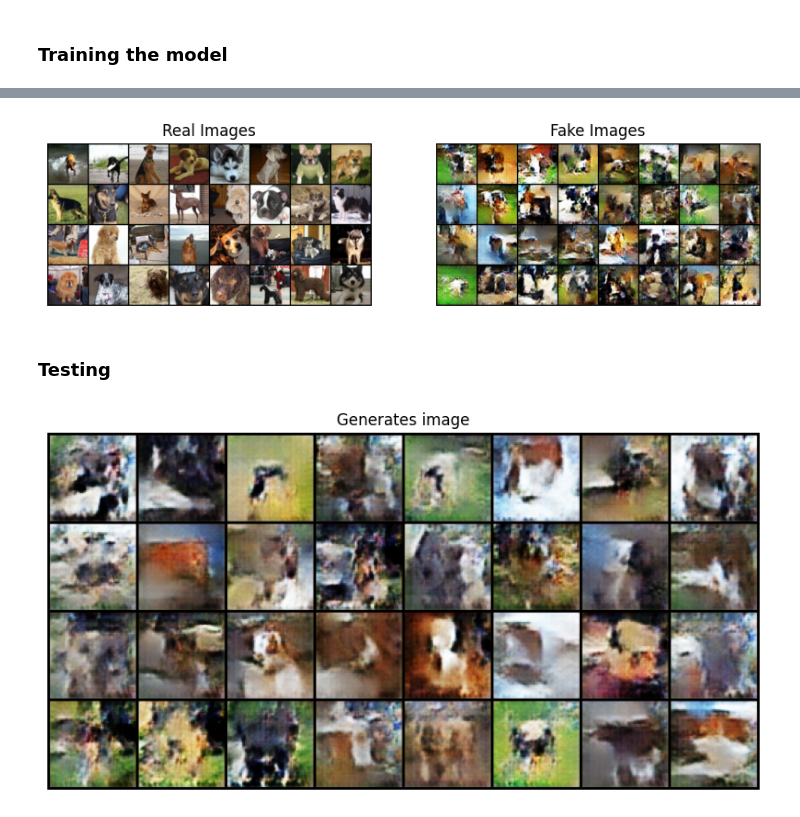
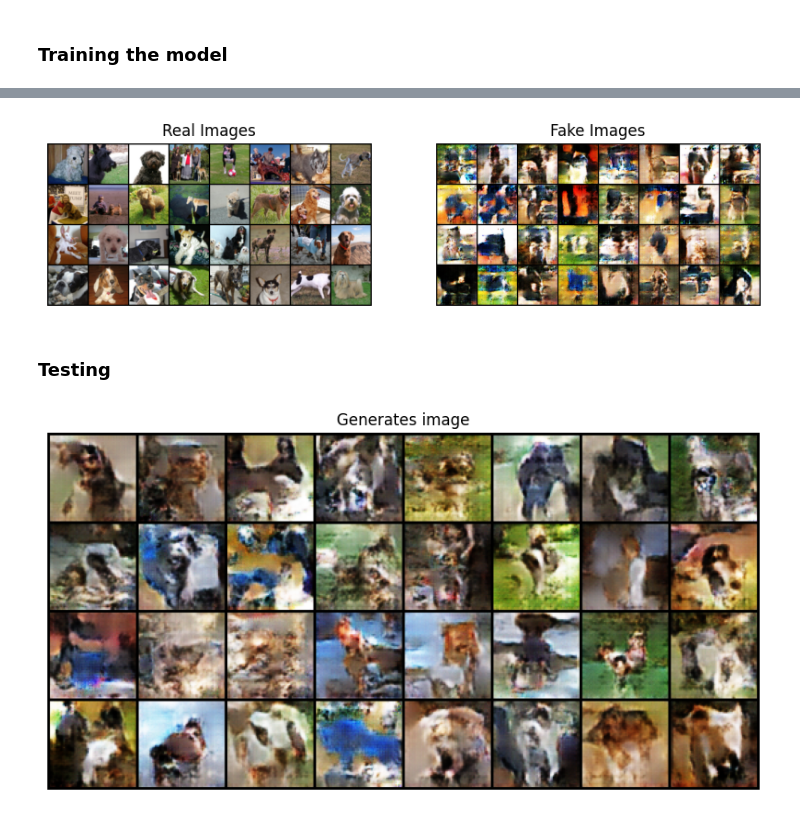
Before and after one commit to Hamtak0/pictofacio, a Jupyter notebook: pictofacio.ipynb, the cells around one changed output, grey strips where cells are left out. Saved outputs shown, nothing was run; the diff lists cells and outputs as text; code cells hidden in the pictures.

```diff
--- a/pictofacio.ipynb
+++ b/pictofacio.ipynb
@@ -15,6 +15,9 @@ import torch.nn as nn
 class Generator(nn.Module):
     """
     Helps from gemini
+    inputs: z_dim -> noise dimension
+            channel_img -> number of channels
+            feature_g -> number of generator features
     """
     def __init__(self, z_dim, channel_img, feature_g):
         super(Generator, self).__init__()
@@ -46,6 +49,8 @@ class Discriminator(nn.Module):
     """
     Create custom Conv2d with different kernel size
     but keep the same stride for specific output size
+    inputs: channel_img -> number of channels
+            feature_d -> number of discriminator features
     """
     def __init__(self, channel_img, feature_d):
         super(Discriminator, self).__init__()
@@ -127,12 +133,12 @@ Successfully extracted /content/drive/MyDrive/Deep Learning/pictofacio/stanford
 # Hyperparameters
 
 device = torch.device("cuda" if torch.cuda.is_available() else "cpu")
-lr = 2e-4
+lr = 3e-4
 batch_size = 128
 image_size = 64
 channel_img = 3
 z_dim = 100
-num_epochs = 20
+num_epochs = 30
 feature_d = 64
 feature_g = 64
 
@@ -221,4 +227,4 @@ for epoch in range(num_epochs):
-[figure, old version]
+[figure, new version]
 # %% [markdown]
 ### Testing
 # %%
@@ -234,4 +240,4 @@ with torch.no_grad():
     plt.axis("off")
     plt.show()
 # %% [output]
-[figure, old version]
+[figure, new version]
```
Also changed, not shown: parts of 3 cells of this notebook.
